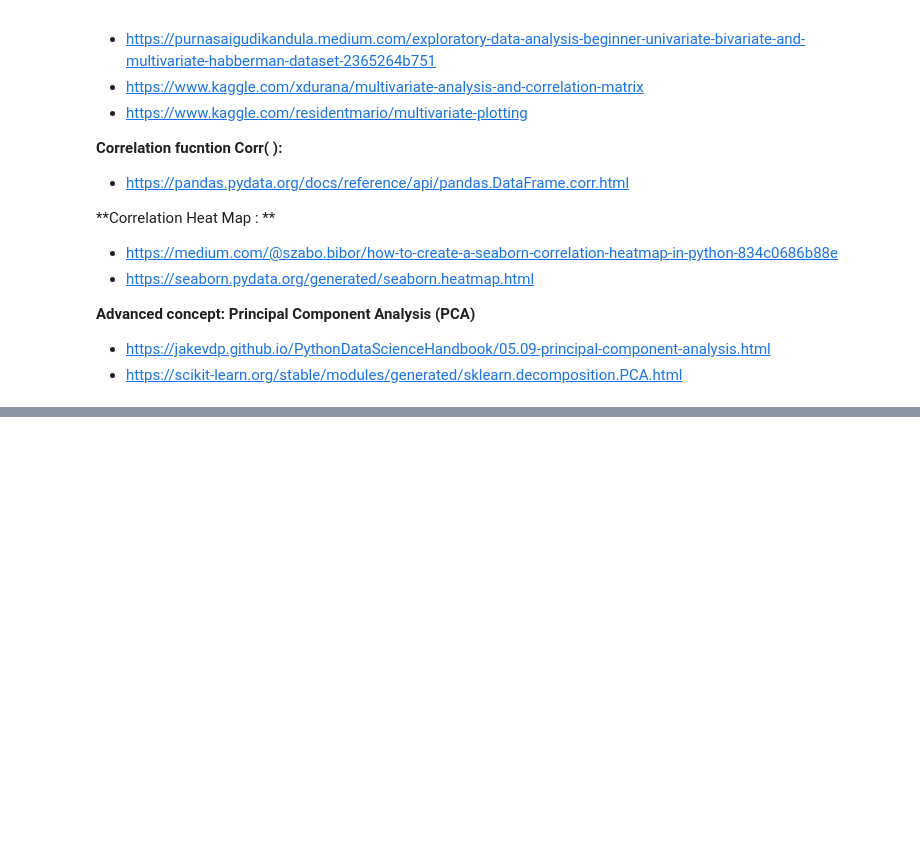
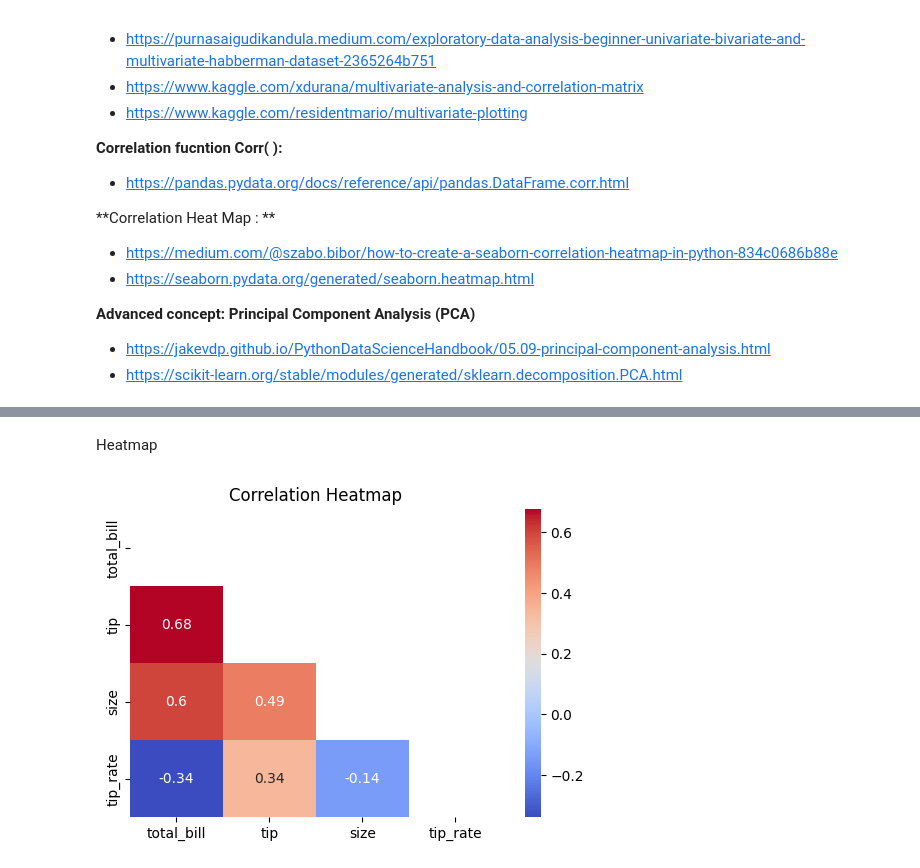
Before and after one commit to gabvyl/data-tips, a Jupyter notebook: TP_Tips.ipynb, the cells around one changed output, grey strips where cells are left out. Drawn from its saved outputs; the diff is of its cells as text; code cells hidden in the pictures; blank space fills up the shorter version.

```diff
--- a/TP_Tips.ipynb
+++ b/TP_Tips.ipynb
@@ -1047,0 +1072,17 @@ Here are some useful links to give you some ideas.
+# %% [markdown]
+Heatmap
+# %%
+# Select only numeric columns
+numeric_columns = data_tips.select_dtypes(include=['float64', 'int64'])
+
+# Calculate the correlation matrix
+corr_matrix = numeric_columns.corr()
+
+plt.figure(figsize=(6, 4))
+# Define the mask to set the values in the upper triangle to True
+mask = np.triu(np.ones_like(corr_matrix, dtype=bool))
+heatmap = sns.heatmap(corr_matrix, mask=mask, annot=True, cmap='coolwarm')
+heatmap.set_title('Correlation Heatmap')
+plt.show()
+# %% [output]
+[figure, added]
```
Also changed, not shown: parts of 6 cells of this notebook.
